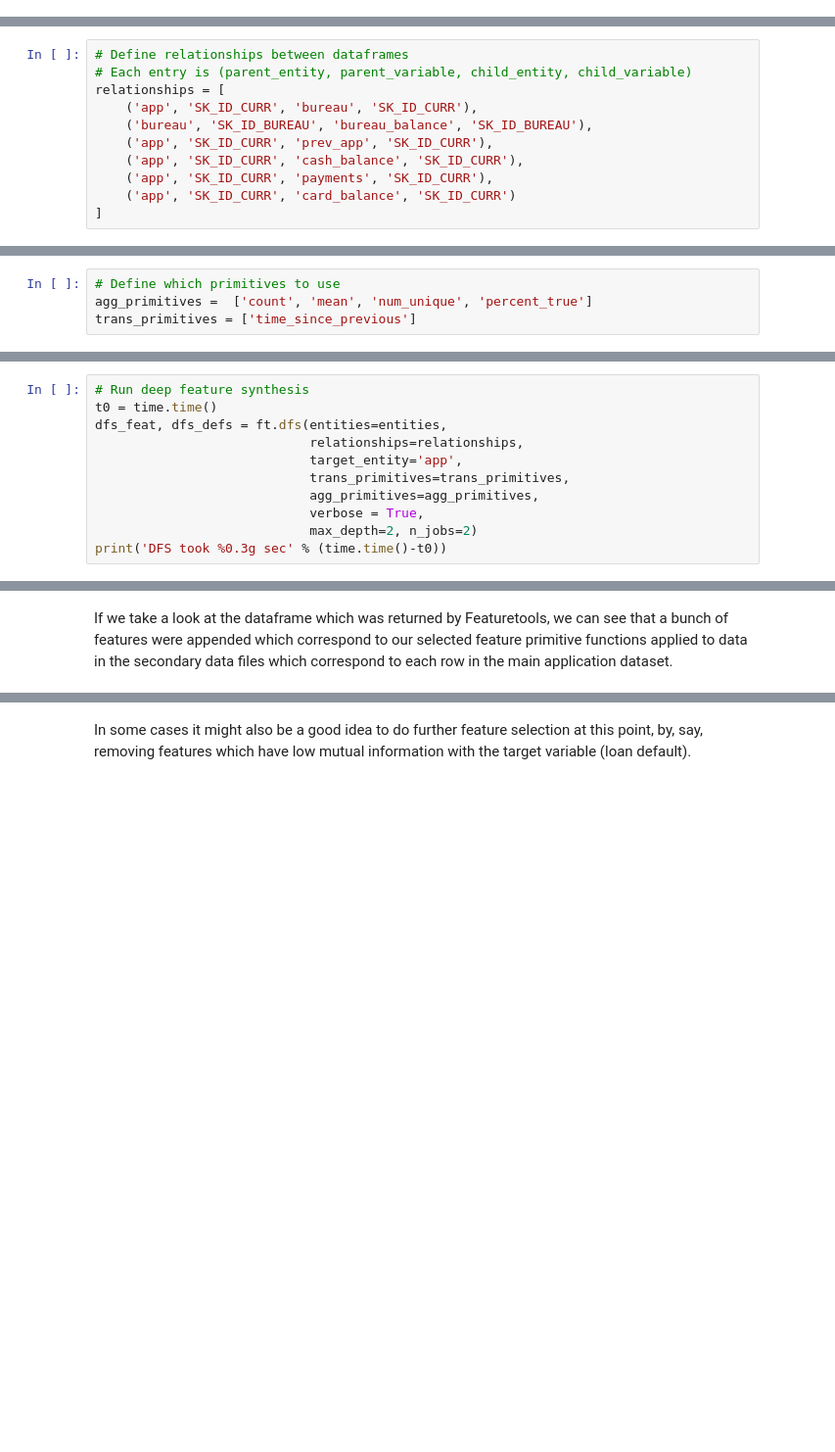
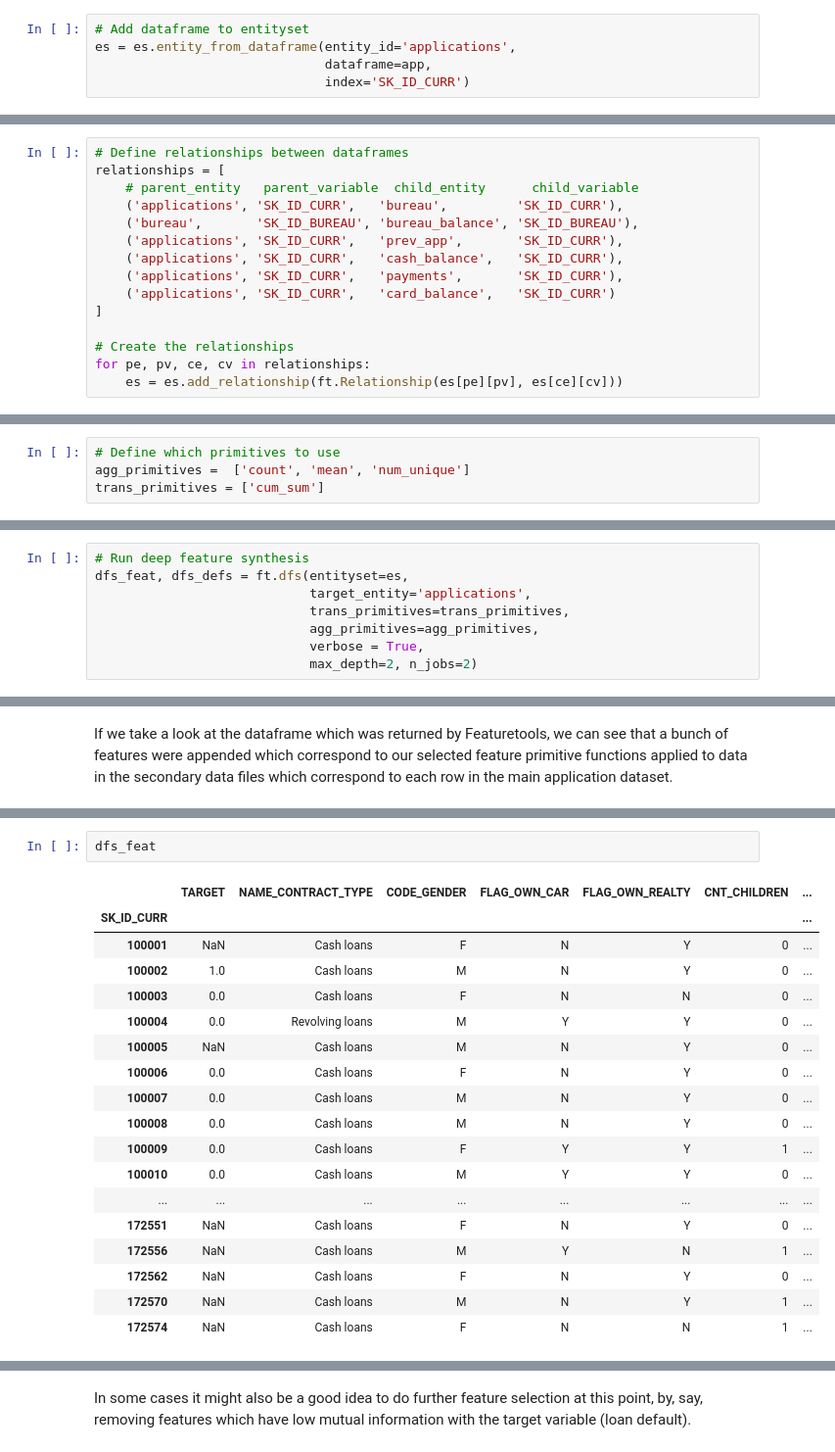
Before and after one commit to brendanhasz/home-credit-group, a Jupyter notebook: Featuretools.ipynb, the cells around one changed output, grey strips where cells are left out. Shown: that part at 98% size. Drawn from its saved outputs; the diff is of its cells as text; blank space fills up the shorter version.

```diff
--- a/Featuretools.ipynb
+++ b/Featuretools.ipynb
@@ -137,0 +114,5 @@ Next we'll define the relationships between these entities (how each row in one
+# %%
+# Add dataframe to entityset
+es = es.entity_from_dataframe(entity_id='applications',
+                              dataframe=app,
+                              index='SK_ID_CURR')
@@ -138,11 +295,15 @@ Next we'll define the relationships between these entities (how each row in one
 # %%
 # Define relationships between dataframes
-# Each entry is (parent_entity, parent_variable, child_entity, child_variable)
 relationships = [
-    ('app', 'SK_ID_CURR', 'bureau', 'SK_ID_CURR'),
-    ('bureau', 'SK_ID_BUREAU', 'bureau_balance', 'SK_ID_BUREAU'),
-    ('app', 'SK_ID_CURR', 'prev_app', 'SK_ID_CURR'),
-    ('app', 'SK_ID_CURR', 'cash_balance', 'SK_ID_CURR'),
-    ('app', 'SK_ID_CURR', 'payments', 'SK_ID_CURR'),
-    ('app', 'SK_ID_CURR', 'card_balance', 'SK_ID_CURR')
+    # parent_entity   parent_variable  child_entity      child_variable
+    ('applications', 'SK_ID_CURR',   'bureau',         'SK_ID_CURR'),
+    ('bureau',       'SK_ID_BUREAU', 'bureau_balance', 'SK_ID_BUREAU'),
+    ('applications', 'SK_ID_CURR',   'prev_app',       'SK_ID_CURR'),
+    ('applications', 'SK_ID_CURR',   'cash_balance',   'SK_ID_CURR'),
+    ('applications', 'SK_ID_CURR',   'payments',       'SK_ID_CURR'),
+    ('applications', 'SK_ID_CURR',   'card_balance',   'SK_ID_CURR')
 ]
+
+# Create the relationships
+for pe, pv, ce, cv in relationships:
+    es = es.add_relationship(ft.Relationship(es[pe][pv], es[ce][cv]))
@@ -174,5 +374,5 @@ We'll use a simple set of feature primitives: just the mean and the count of ent
 # %%
 # Define which primitives to use
-agg_primitives =  ['count', 'mean', 'num_unique', 'percent_true']
-trans_primitives = ['time_since_previous']
+agg_primitives =  ['count', 'mean', 'num_unique']
+trans_primitives = ['cum_sum']
 # %% [markdown]
@@ -180,11 +380,8 @@ Finally, we can run deep feature synthesis on our entities given their relations
 # %%
 # Run deep feature synthesis
-t0 = time.time()
-dfs_feat, dfs_defs = ft.dfs(entities=entities,
-                            relationships=relationships,
-                            target_entity='app',
+dfs_feat, dfs_defs = ft.dfs(entityset=es,
+                            target_entity='applications',
                             trans_primitives=trans_primitives,
                             agg_primitives=agg_primitives,
                             verbose = True,
                             max_depth=2, n_jobs=2)
-print('DFS took %0.3g sec' % (time.time()-t0))
@@ -202,0 +413,21 @@ app
+# %%
+dfs_feat
+# %% [output]
+|  | TARGET | NAME_CONTRACT_TYPE | CODE_GENDER | FLAG_OWN_CAR | FLAG_OWN_REALTY | CNT_CHILDREN | ... |
+| SK_ID_CURR |  |  |  |  |  |  | ... |
+| 100001 | NaN | Cash loans | F | N | Y | 0 | ... |
+| 100002 | 1.0 | Cash loans | M | N | Y | 0 | ... |
+| 100003 | 0.0 | Cash loans | F | N | N | 0 | ... |
+| 100004 | 0.0 | Revolving loans | M | Y | Y | 0 | ... |
+| 100005 | NaN | Cash loans | M | N | Y | 0 | ... |
+| 100006 | 0.0 | Cash loans | F | N | Y | 0 | ... |
+| 100007 | 0.0 | Cash loans | M | N | Y | 0 | ... |
+| 100008 | 0.0 | Cash loans | M | N | Y | 0 | ... |
+| 100009 | 0.0 | Cash loans | F | Y | Y | 1 | ... |
+| 100010 | 0.0 | Cash loans | M | Y | Y | 0 | ... |
+| ... | ... | ... | ... | ... | ... | ... | ... |
+| 172551 | NaN | Cash loans | F | N | Y | 0 | ... |
+| 172556 | NaN | Cash loans | M | Y | N | 1 | ... |
+| 172562 | NaN | Cash loans | F | N | Y | 0 | ... |
+| 172570 | NaN | Cash loans | M | N | Y | 1 | ... |
+| 172574 | NaN | Cash loans | F | N | N | 1 | ... |
```
Also changed, not shown: parts of 43 cells of this notebook.
